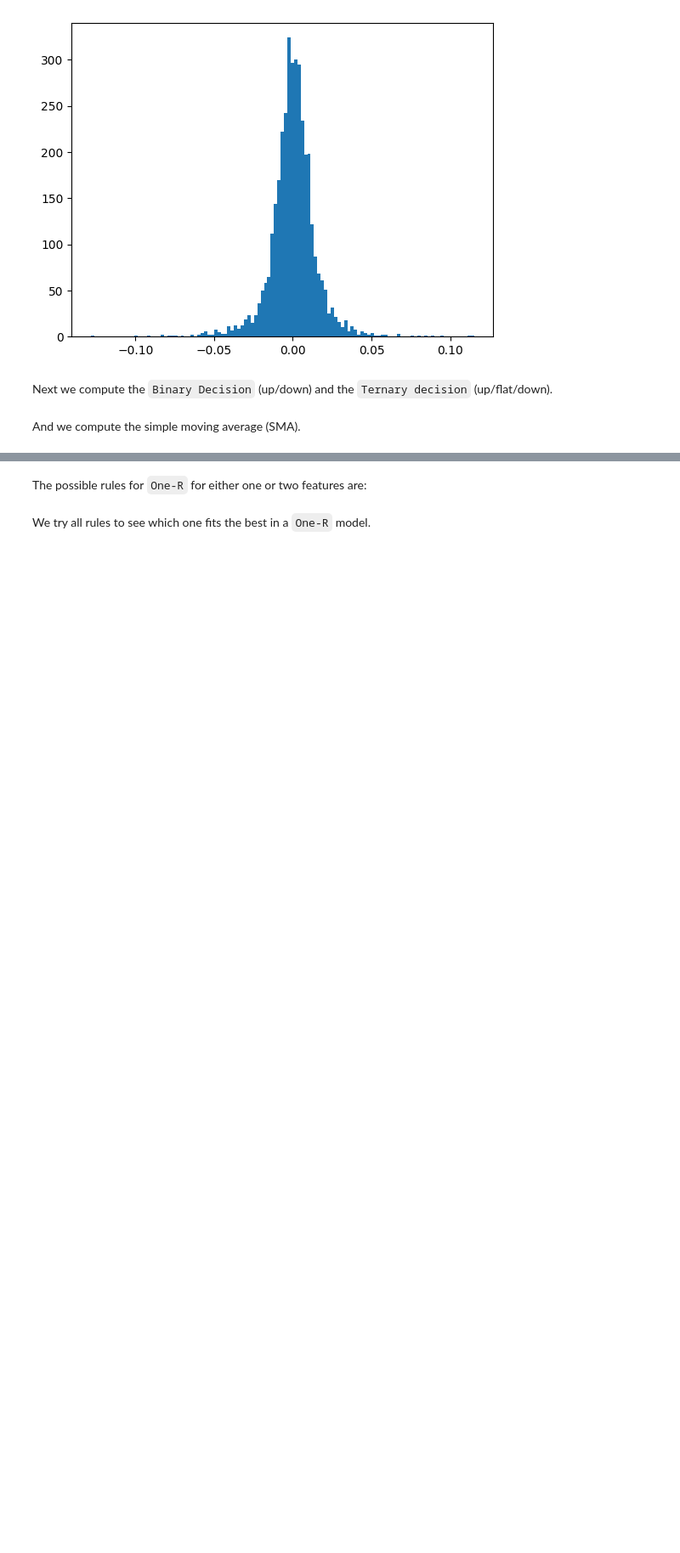
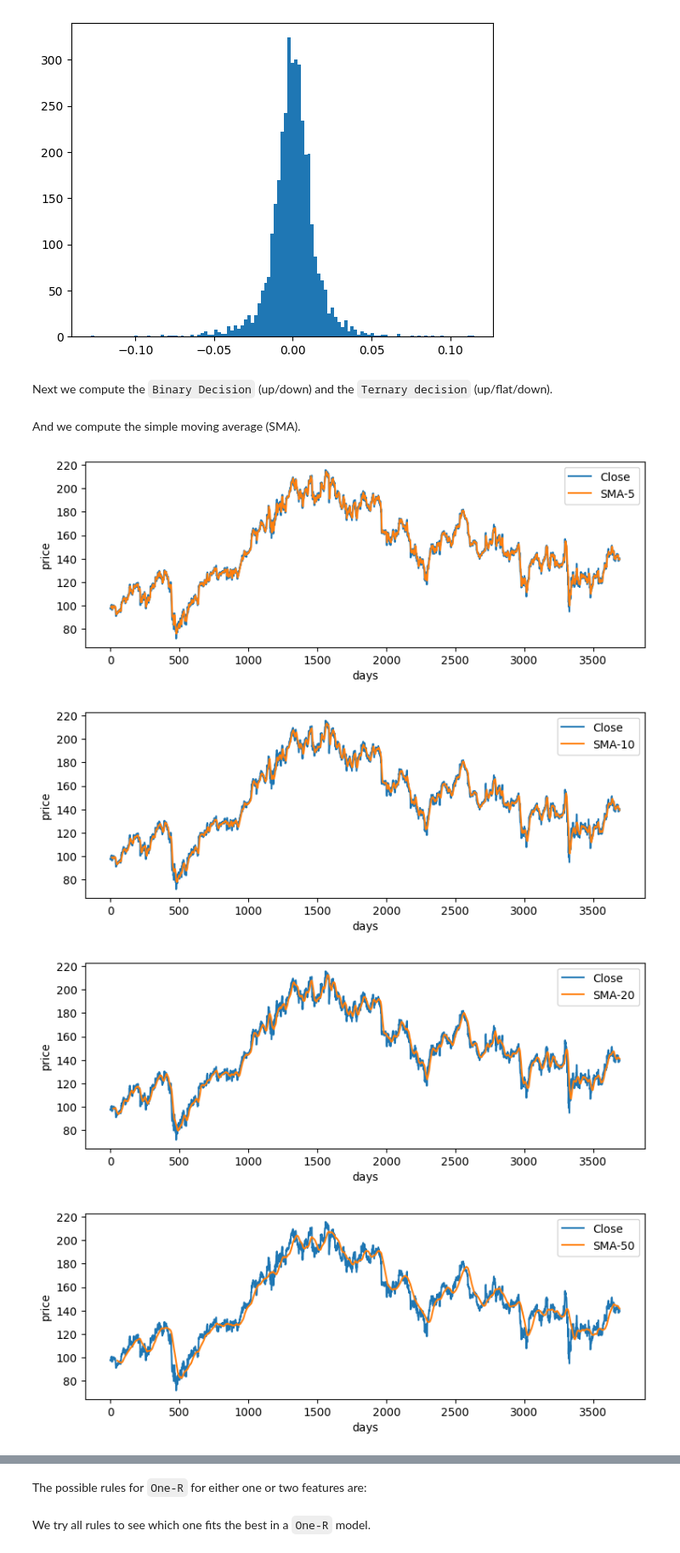
Before and after one commit to joeftiger/Machine-Learning-and-Data-Mining, a Jupyter notebook: Exercise 1/exercise2.ipynb, the cells around one changed output, grey strips where cells are left out. Shown: that part at 85% size. Saved outputs shown, nothing was run; the diff lists cells and outputs as text; code cells hidden in the pictures; blank space fills up the shorter version.

Commit message:
feat: add graphs to simple moving average columns

```diff
--- a/Exercise 1/exercise2.ipynb
+++ b/Exercise 1/exercise2.ipynb
@@ -61,4 +61,11 @@ IBM['Ternary Decision'] = ternary_decision
 And we compute the simple moving average (SMA).
 # %%
 for period in [5, 10, 20, 50, 200]:
-    IBM['SMA-{}'.format(period)] = IBM['Close'].rolling(period).mean()
+    label = 'SMA-{}'.format(period)
+    IBM[label] = IBM['Close'].rolling(period).mean()
+    IBM[['Close', label]].plot(label=label, figsize=(9, 3), xlabel='days', ylabel='price')
+# %% [output]
+[figure, added]
+[figure, added]
+[figure, added]
+[figure, added]
```
Also changed, not shown: parts of 3 cells of this notebook.
